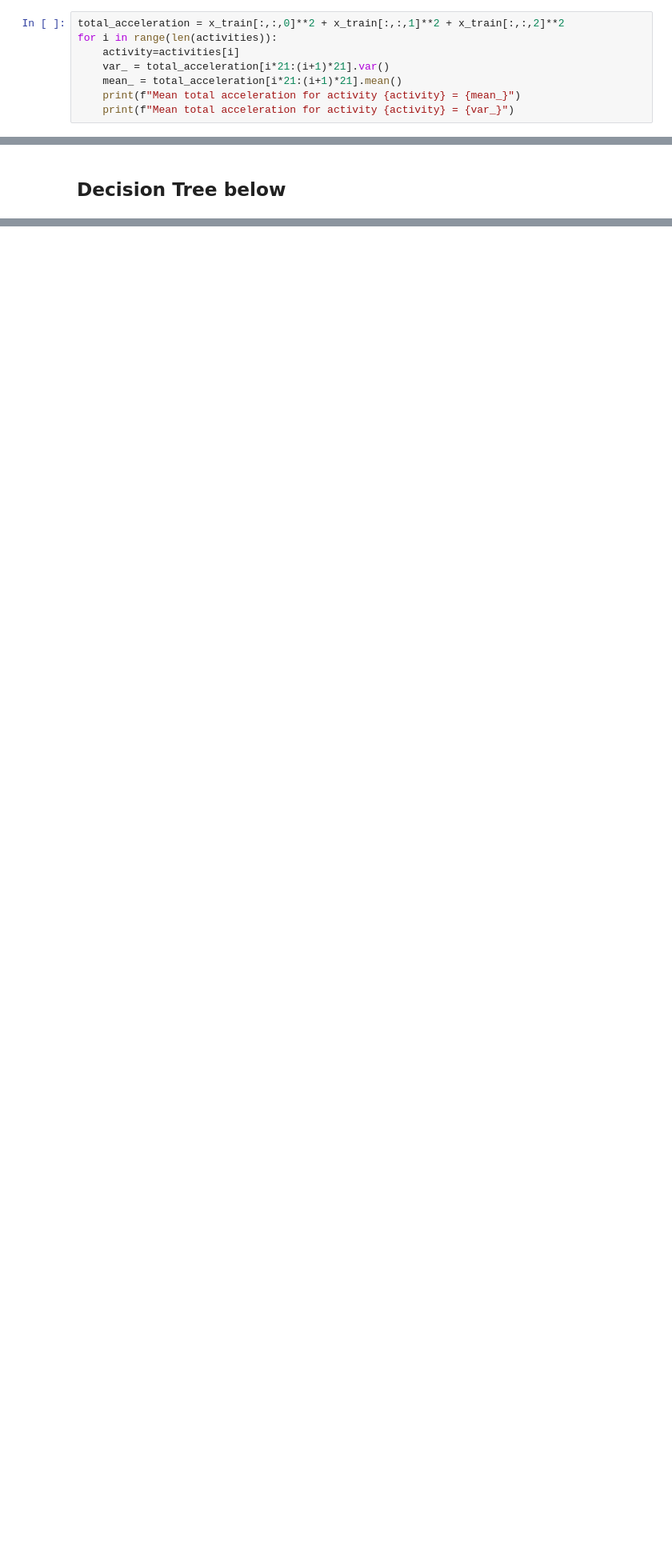
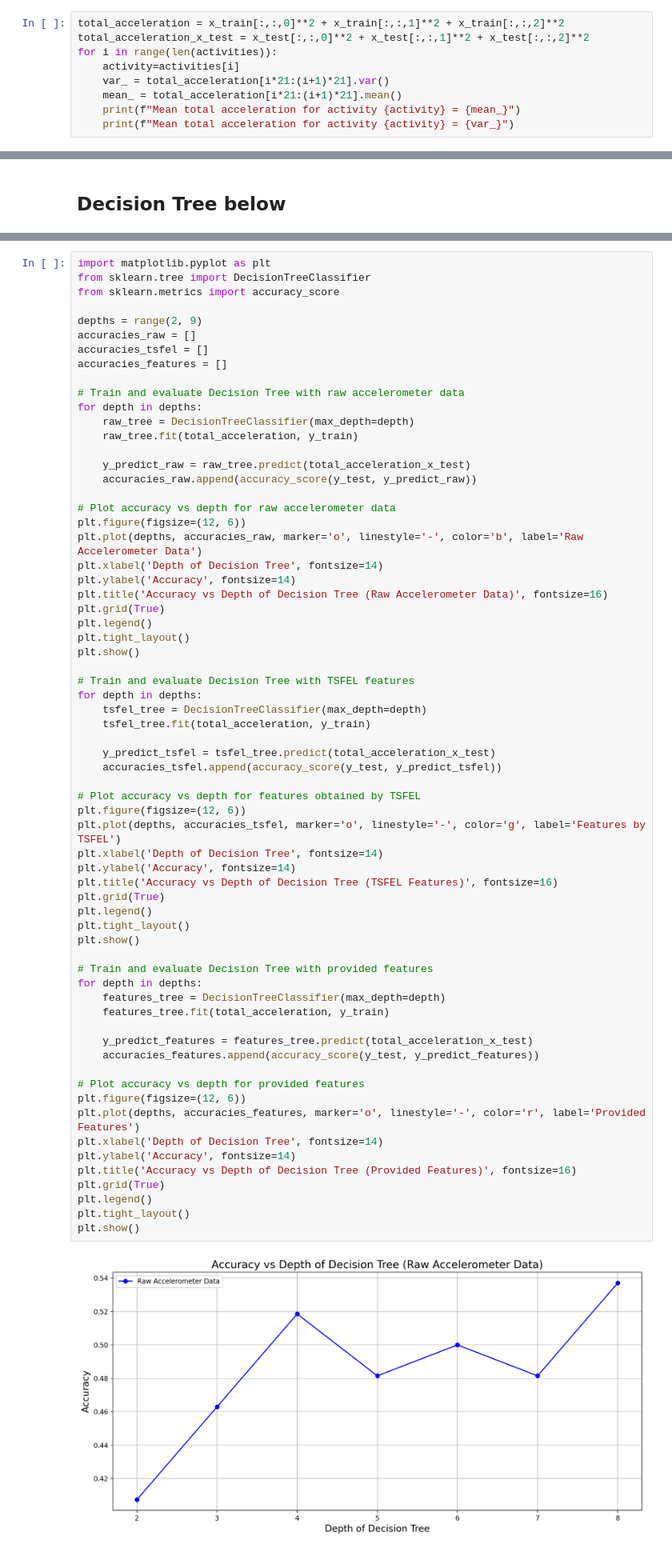
Before and after one commit to HarshilShah1804/ES335_Assignment1, a Jupyter notebook: HAR/HAR.ipynb, the cells around one changed output, grey strips where cells are left out. Shown at 80% size. Saved outputs shown, nothing was run; the diff lists cells and outputs as text; blank space fills up the shorter version.

```diff
--- a/HAR/HAR.ipynb
+++ b/HAR/HAR.ipynb
@@ -74,6 +74,7 @@ plt.show()
 Yes, there are evident differences between the accelerometer data of different activities. For instance, the variance in the acceleration values of dynamic activities like walking or climbing is much higher than that of the static activities like sitting, laying.
 # %%
 total_acceleration = x_train[:,:,0]**2 + x_train[:,:,1]**2 + x_train[:,:,2]**2
+total_acceleration_x_test = x_test[:,:,0]**2 + x_test[:,:,1]**2 + x_test[:,:,2]**2
 for i in range(len(activities)):
     activity=activities[i]
     var_ = total_acceleration[i*21:(i+1)*21].var()
@@ -265 +270,69 @@ F1 Score = 0.8479825521633035
 [figure]
+# %%
+import matplotlib.pyplot as plt
+from sklearn.tree import DecisionTreeClassifier
+from sklearn.metrics import accuracy_score
+
+depths = range(2, 9)
+accuracies_raw = []
+accuracies_tsfel = []
+accuracies_features = []
+
+# Train and evaluate Decision Tree with raw accelerometer data
+for depth in depths:
+    raw_tree = DecisionTreeClassifier(max_depth=depth)
+    raw_tree.fit(total_acceleration, y_train)
+
+    y_predict_raw = raw_tree.predict(total_acceleration_x_test)
+    accuracies_raw.append(accuracy_score(y_test, y_predict_raw))
+
+# Plot accuracy vs depth for raw accelerometer data
+plt.figure(figsize=(12, 6))
+plt.plot(depths, accuracies_raw, marker='o', linestyle='-', color='b', label='Raw Accelerometer Data')
+plt.xlabel('Depth of Decision Tree', fontsize=14)
+plt.ylabel('Accuracy', fontsize=14)
+plt.title('Accuracy vs Depth of Decision Tree (Raw Accelerometer Data)', fontsize=16)
+plt.grid(True)
+plt.legend()
+plt.tight_layout()
+plt.show()
+
+# Train and evaluate Decision Tree with TSFEL features
+for depth in depths:
+    tsfel_tree = DecisionTreeClassifier(max_depth=depth)
+    tsfel_tree.fit(total_acceleration, y_train)
+
+    y_predict_tsfel = tsfel_tree.predict(total_acceleration_x_test)
+    accuracies_tsfel.append(accuracy_score(y_test, y_predict_tsfel))
+
+# Plot accuracy vs depth for features obtained by TSFEL
+plt.figure(figsize=(12, 6))
+plt.plot(depths, accuracies_tsfel, marker='o', linestyle='-', color='g', label='Features by TSFEL')
+plt.xlabel('Depth of Decision Tree', fontsize=14)
+plt.ylabel('Accuracy', fontsize=14)
+plt.title('Accuracy vs Depth of Decision Tree (TSFEL Features)', fontsize=16)
+plt.grid(True)
+plt.legend()
+plt.tight_layout()
+plt.show()
+
+# Train and evaluate Decision Tree with provided features
+for depth in depths:
+    features_tree = DecisionTreeClassifier(max_depth=depth)
+    features_tree.fit(total_acceleration, y_train)
+
+    y_predict_features = features_tree.predict(total_acceleration_x_test)
+    accuracies_features.append(accuracy_score(y_test, y_predict_features))
+
+# Plot accuracy vs depth for provided features
+plt.figure(figsize=(12, 6))
+plt.plot(depths, accuracies_features, marker='o', linestyle='-', color='r', label='Provided Features')
+plt.xlabel('Depth of Decision Tree', fontsize=14)
+plt.ylabel('Accuracy', fontsize=14)
+plt.title('Accuracy vs Depth of Decision Tree (Provided Features)', fontsize=16)
+plt.grid(True)
+plt.legend()
+plt.tight_layout()
+plt.show()
+# %% [output]
+[figure, added]
```
Also changed, not shown: parts of 10 cells of this notebook.
